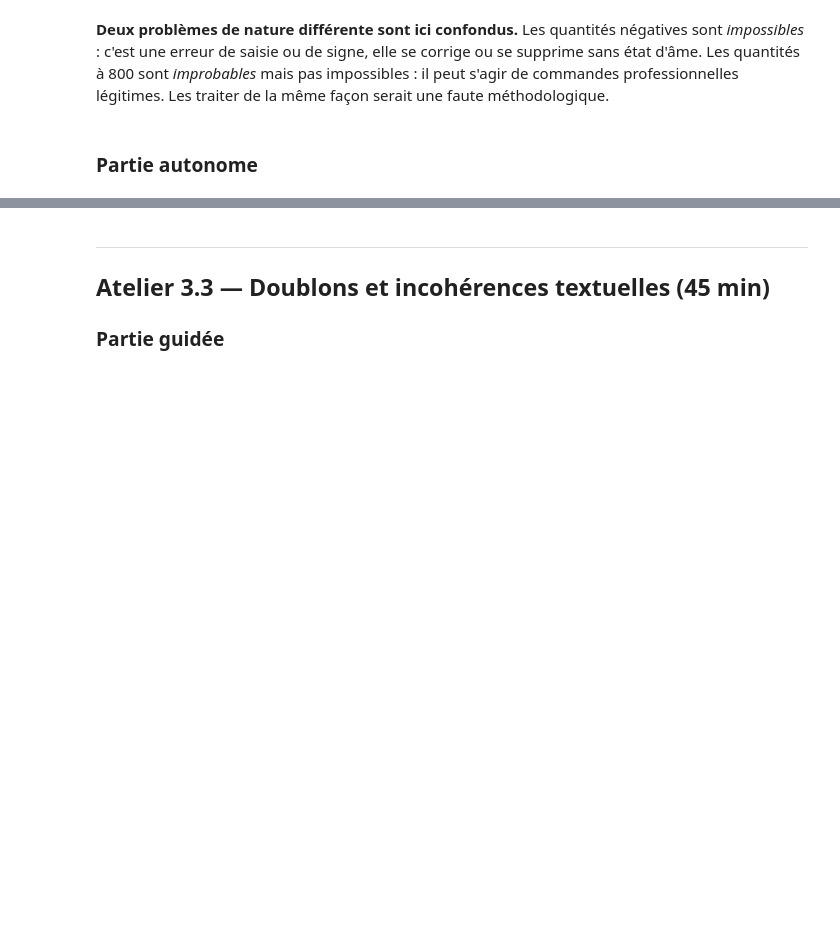
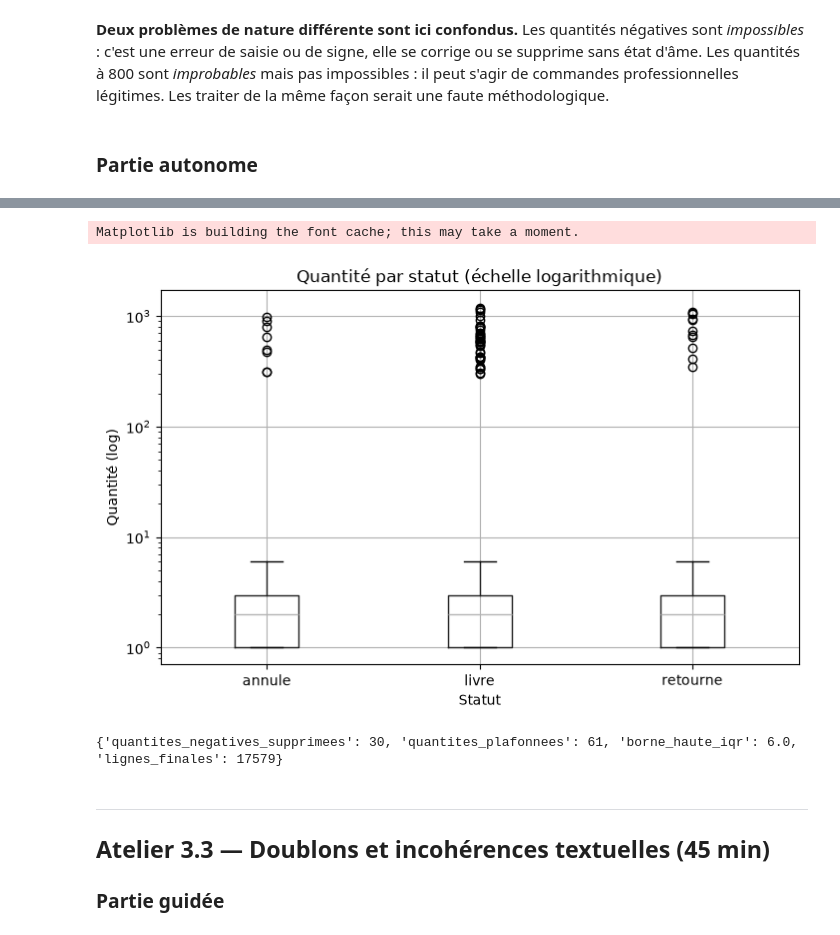
Before and after one commit to saidouibrahim/cour-environnement-pandas-numpy, a Jupyter notebook: notebooks/03_nettoyage_qualite copie 17.23.12.ipynb, the cells around one changed output, grey strips where cells are left out. Saved outputs shown, nothing was run; the diff lists cells and outputs as text; code cells hidden in the pictures; blank space fills up the shorter version.

Commit message:
j ai fais la question une de pandas

```diff
--- a/notebooks/03_nettoyage_qualite copie 17.23.12.ipynb
+++ b/notebooks/03_nettoyage_qualite copie 17.23.12.ipynb
@@ -239,10 +352,25 @@ def compare_outlier_methods(df, column):
 # %%
 # Q4. Visualiser. Un boxplot par statut pour la quantité, en échelle logarithmique
 #     sur l'axe des ordonnées (sans quoi les valeurs extrêmes écrasent tout le reste).
 
 import matplotlib.pyplot as plt
 
+# L'échelle log n'accepte que des valeurs > 0 : on écarte les quantités nulles ou négatives
+data_plot = sales[sales['quantite'] > 0]
+
+fig, ax = plt.subplots(figsize=(8, 5))
+data_plot.boxplot(column='quantite', by='statut', ax=ax)
+ax.set_yscale('log')
+ax.set_title('Quantité par statut (échelle logarithmique)')
+ax.set_xlabel('Statut')
+ax.set_ylabel('Quantité (log)')
+plt.suptitle('')  # supprime le titre automatique ajouté par pandas
+plt.show()
+
 # TODO
+# %% [output]
+Matplotlib is building the font cache; this may take a moment.
+[figure, added]
 # %%
 # Q5. Appliquer un traitement différencié et JOURNALISER ce qui est fait :
 #       - quantités négatives : à décider et justifier ;
@@ -252,12 +380,37 @@ import matplotlib.pyplot as plt
 def handle_quantity_outliers(df):
     df = df.copy()
     log = {}
-    # TODO
+
+    # 1) Quantités négatives : suppression.
+    #    Une quantité commandée ne peut pas être négative ; les retours sont déjà
+    #    portés par la colonne 'statut'. Ce sont donc des erreurs de saisie.
+    neg_mask = df['quantite'] < 0
+    log['quantites_negatives_supprimees'] = int(neg_mask.sum())
+    df = df[~neg_mask]
+
+    # 2) Quantités au-delà de la borne haute IQR : plafonnement + indicateur.
+    #    Une grosse commande peut être réelle (client pro), donc on ne supprime pas
+    #    la ligne ; on plafonne pour ne pas fausser moyennes et totaux, et on garde
+    #    une colonne qui signale la modification.
+    _, high = iqr_bounds(df['quantite'].dropna())
+    high_mask = df['quantite'] > high
+    df['quantite_plafonnee'] = high_mask
+    df.loc[high_mask, 'quantite'] = high
+    log['quantites_plafonnees'] = int(high_mask.sum())
+    log['borne_haute_iqr'] = round(float(high), 2)
+
+    log['lignes_finales'] = len(df)
     return df, log
+
+
+sales_fixed, quantity_log = handle_quantity_outliers(sales)
+print(quantity_log)
 
 
 # sales_fixed, quantity_log = handle_quantity_outliers(sales)
 # print(quantity_log)
+# %% [output]
+{'quantites_negatives_supprimees': 30, 'quantites_plafonnees': 61, 'borne_haute_iqr': 6.0, 'lignes_finales': 17579}
 # %% [markdown]
 ---
 ## Atelier 3.3 — Doublons et incohérences textuelles (45 min)
```
Also changed, not shown: parts of 16 cells of this notebook, 7 other files.
